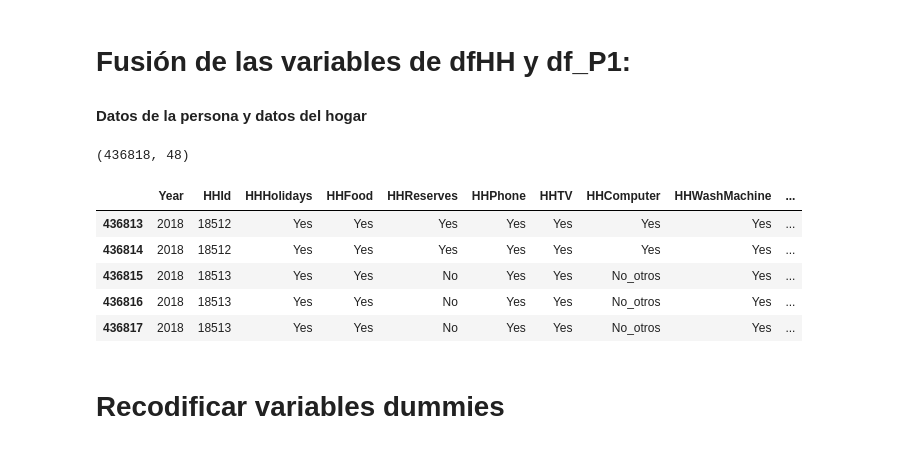
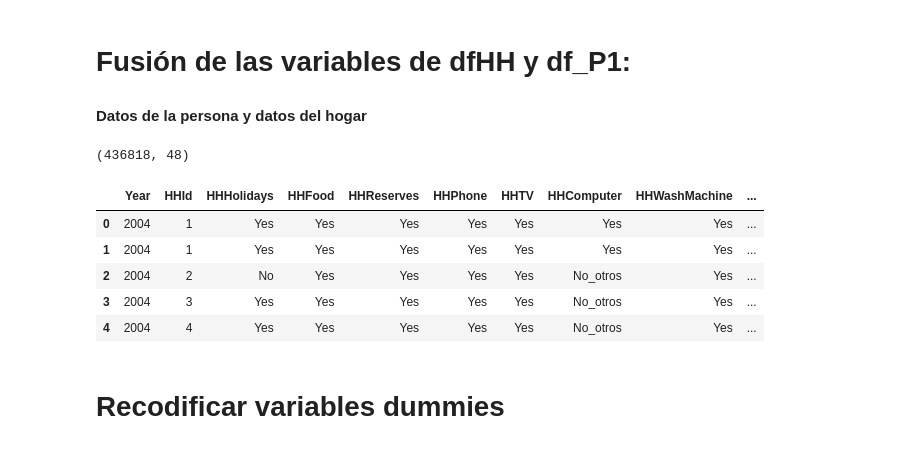
Before and after one commit to mariaferrol1988/TFM_MasterDataSciences, a Jupyter notebook: Notebooks/data_preparation.ipynb, the cells around one changed output. Cells and saved outputs as stored; diff of their text form; code cells hidden in the pictures.

```diff
--- a/Notebooks/data_preparation.ipynb
+++ b/Notebooks/data_preparation.ipynb
@@ -246,15 +244,16 @@ df_H1['vhRentaa'] = df_H1['vhRentaa'].apply(to_numeric)
 df_H1['vhRentaAIa'] = df_H1['vhRentaAIa'].apply(to_numeric)
 df_H1['AREMonth'] = df_H1['AREMonth'].apply(to_numeric)
 
-df_H1['vhPobreza'] =  df_H1['vhPobreza'].apply(lambda x: 'vhPobreza_Yes' if x == '1'\
-                                                              else 'vhPobreza_No' if x == '0' else 'Unknown / Not Declared')
+df_H1['vhPobreza'] =  df_H1['vhPobreza'].apply(lambda x: 'vhPobreza_Yes' if (x == '1' or x == 1) \
+                                                              else 'vhPobreza_No' if (x == '0' or x == 0) else 'Unknown / Not Declared')
 
 df_H1['vhMATDEP'] =  df_H1['vhMATDEP'].apply(lambda x: 'vhMATDEP_Yes' if x == 1 \
                                                               else 'vhMATDEP_No')
 
-df_H1['HousingCost'] = df_H1['HousingCost'].apply(lambda x: 'HighImpactHH' if x == '1' \
-                                                            else 'MediumImpactHH' if x == '2' \
-                                                            else 'LowImpactHH' if x == '3' else 'Unknown / Not Declared')
+df_H1['HousingCost'] = df_H1['HousingCost'].apply(lambda x: 'HighImpactHH' if (x == '1' or x == 1)\
+                                                            else 'MediumImpactHH' if (x == '2' or x == 2) \
+                                                            else 'LowImpactHH' if (x == '3' or x == 3) \
+                                                            else 'Unknown / Not Declared')
 
 # Función para sustituir los valores de privación marterial
 def HHDepriv(x):
@@ -275,7 +274,7 @@ list_depriv = ['HHFood','HHHolidays','HHReserves','HHPhone','HHTV','HHComputer',
 df_H1[list_depriv] = df_H1[list_depriv].applymap(lambda s: HHDepriv(s))
 
 
-df_H1.head()
+df_H1.tail()
 # %% [output]
 A value is trying to be set on a copy of a slice from a DataFrame
 
@@ -622,15 +621,15 @@ Wall time: 16min 15s
 # %%
 dfFinal = dfHH.merge(df_P1, left_on = ['Year_HHid','Year','HHId'], right_on = ['Year_HHid','Year','HHId'], how = 'outer')
 print(dfFinal.shape)
-dfFinal.tail()
+dfFinal.head()
 # %% [output]
 (436818, 48)
 |  | Year | HHId | HHHolidays | HHFood | HHReserves | HHPhone | HHTV | HHComputer | HHWashMachine | ... |
-| 436813 | 2018 | 18512 | Yes | Yes | Yes | Yes | Yes | Yes | Yes | ... |
-| 436814 | 2018 | 18512 | Yes | Yes | Yes | Yes | Yes | Yes | Yes | ... |
-| 436815 | 2018 | 18513 | Yes | Yes | No | Yes | Yes | No_otros | Yes | ... |
-| 436816 | 2018 | 18513 | Yes | Yes | No | Yes | Yes | No_otros | Yes | ... |
-| 436817 | 2018 | 18513 | Yes | Yes | No | Yes | Yes | No_otros | Yes | ... |
+| 0 | 2004 | 1 | Yes | Yes | Yes | Yes | Yes | Yes | Yes | ... |
+| 1 | 2004 | 1 | Yes | Yes | Yes | Yes | Yes | Yes | Yes | ... |
+| 2 | 2004 | 2 | No | Yes | Yes | Yes | Yes | No_otros | Yes | ... |
+| 3 | 2004 | 3 | Yes | Yes | Yes | Yes | Yes | No_otros | Yes | ... |
+| 4 | 2004 | 4 | Yes | Yes | Yes | Yes | Yes | No_otros | Yes | ... |
 # %% [markdown]
 # Recodificar variables dummies
 # %%
```
Also changed, not shown: parts of 9 cells of this notebook, 1 other file.
